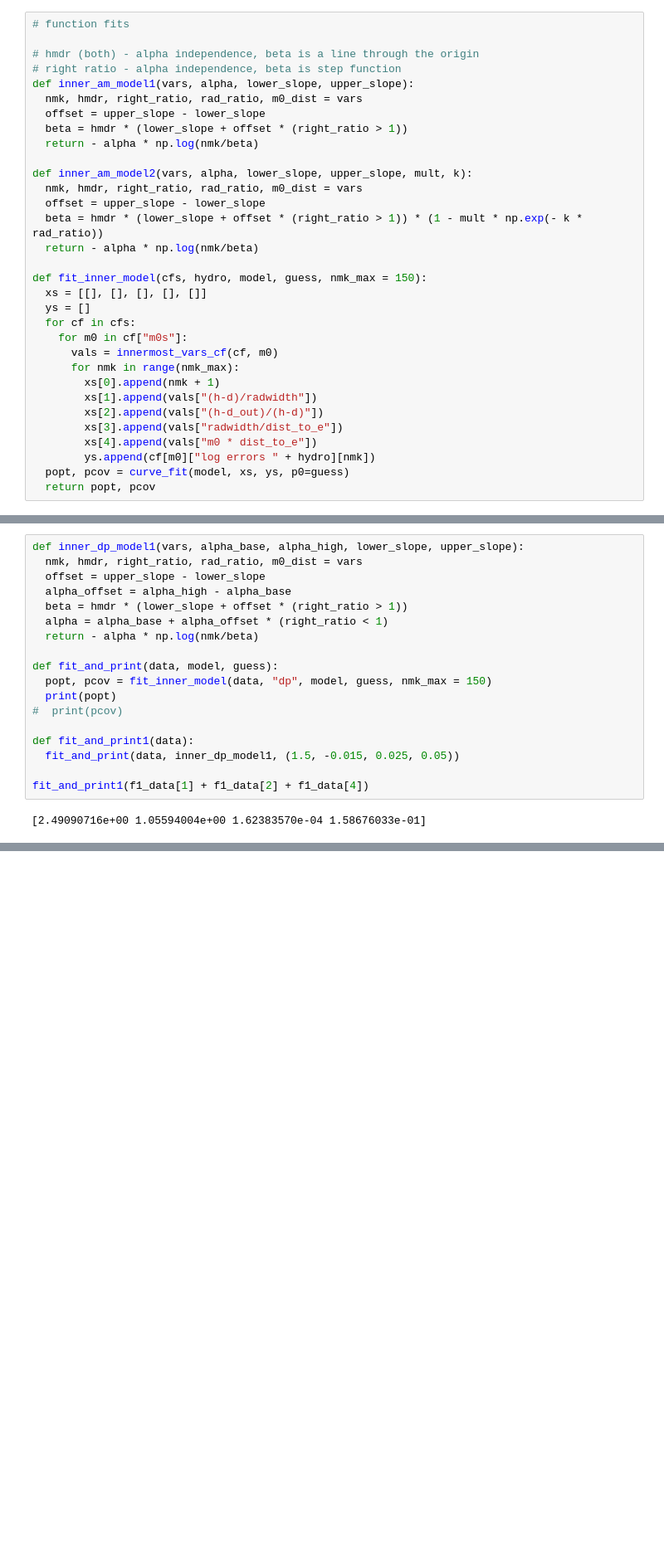
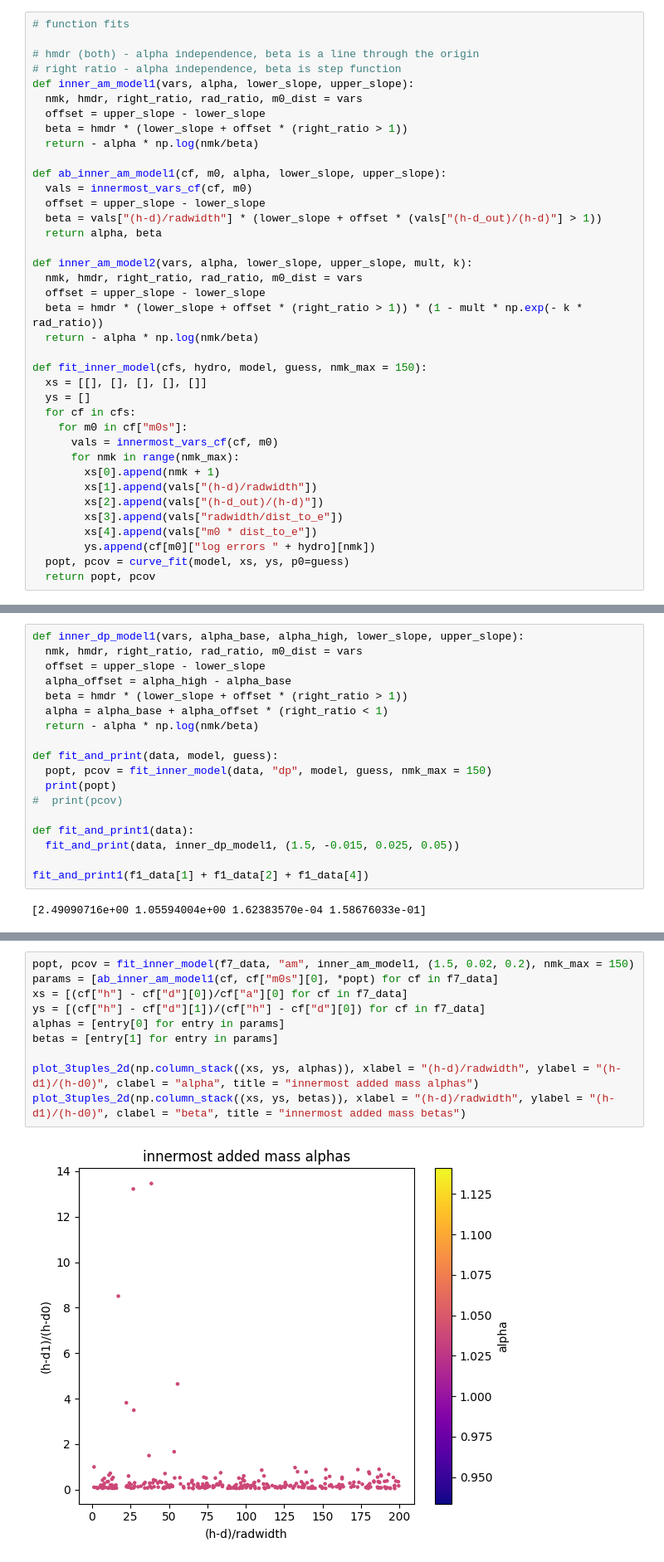
Before and after one commit to symbiotic-engineering/OpenFLASH, a Jupyter notebook: hydro/python/convergence-study/i-region-convergence/predictor.ipynb, the cells around one changed output, grey strips where cells are left out. Shown at 83% size. Drawn from its saved outputs; the diff is of its cells as text; blank space fills up the shorter version.

```diff
--- a/hydro/python/convergence-study/i-region-convergence/predictor.ipynb
+++ b/hydro/python/convergence-study/i-region-convergence/predictor.ipynb
@@ -68,6 +68,12 @@ def inner_am_model1(vars, alpha, lower_slope, upper_slope):
   offset = upper_slope - lower_slope
   beta = hmdr * (lower_slope + offset * (right_ratio > 1))
   return - alpha * np.log(nmk/beta)
+
+def ab_inner_am_model1(cf, m0, alpha, lower_slope, upper_slope):
+  vals = innermost_vars_cf(cf, m0)
+  offset = upper_slope - lower_slope
+  beta = vals["(h-d)/radwidth"] * (lower_slope + offset * (vals["(h-d_out)/(h-d)"] > 1))
+  return alpha, beta
 
 def inner_am_model2(vars, alpha, lower_slope, upper_slope, mult, k):
   nmk, hmdr, right_ratio, rad_ratio, m0_dist = vars
@@ -183,0 +211,12 @@ fit_and_print1(f1_data[1] + f1_data[2] + f1_data[4])
+# %%
+popt, pcov = fit_inner_model(f7_data, "am", inner_am_model1, (1.5, 0.02, 0.2), nmk_max = 150)
+params = [ab_inner_am_model1(cf, cf["m0s"][0], *popt) for cf in f7_data]
+xs = [(cf["h"] - cf["d"][0])/cf["a"][0] for cf in f7_data]
+ys = [(cf["h"] - cf["d"][1])/(cf["h"] - cf["d"][0]) for cf in f7_data]
+alphas = [entry[0] for entry in params]
+betas = [entry[1] for entry in params]
+
+plot_3tuples_2d(np.column_stack((xs, ys, alphas)), xlabel = "(h-d)/radwidth", ylabel = "(h-d1)/(h-d0)", clabel = "alpha", title = "innermost added mass alphas")
+plot_3tuples_2d(np.column_stack((xs, ys, betas)), xlabel = "(h-d)/radwidth", ylabel = "(h-d1)/(h-d0)", clabel = "beta", title = "innermost added mass betas")
+# %% [output]
+[figure, added]
```
Also changed, not shown: parts of 12 cells of this notebook, 3 other files.
